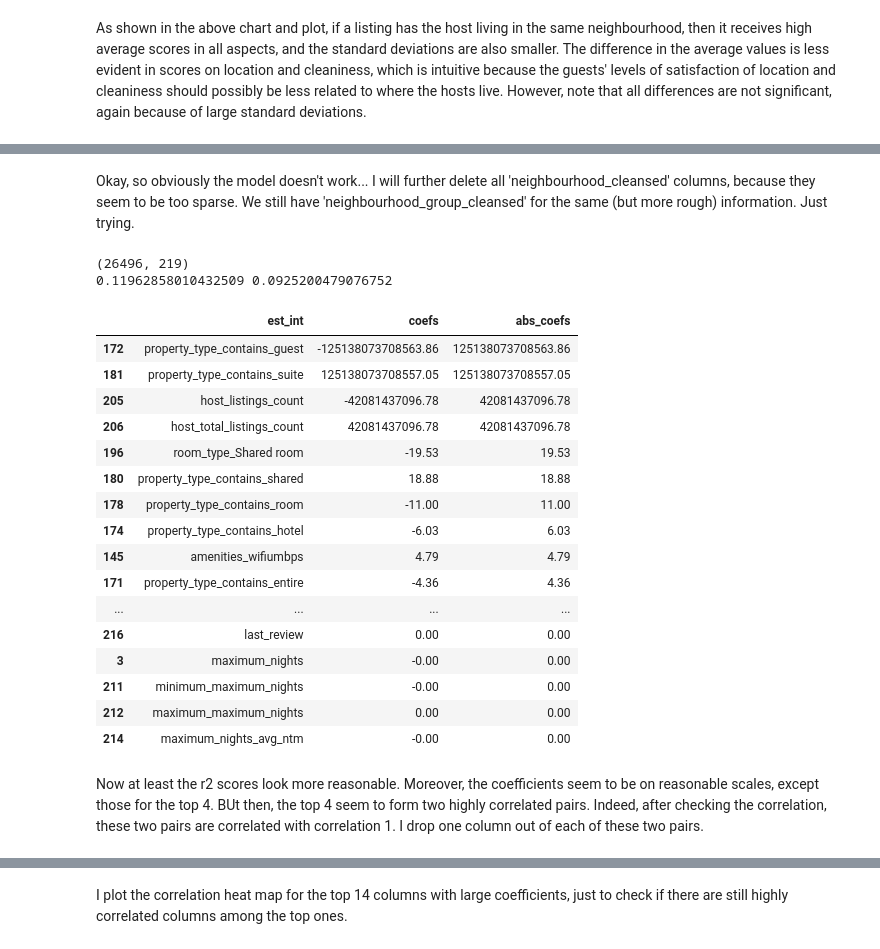
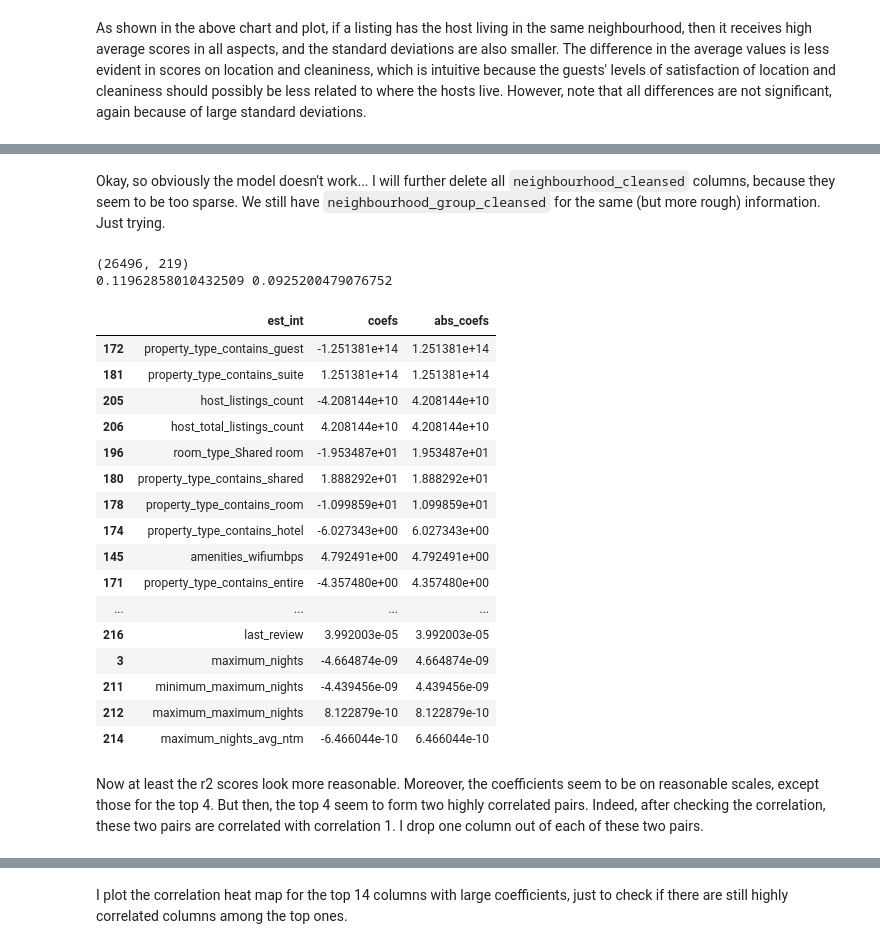
Before and after one commit to yanjiabai/Airbnb-NYC, a Jupyter notebook: New York City Airbnb Data Analysis.ipynb, the cells around one changed output, grey strips where cells are left out. Drawn from its saved outputs; the diff is of its cells as text; code cells hidden in the pictures.

Commit message:
modify the display of codes in markdown cells

```diff
--- a/New York City Airbnb Data Analysis.ipynb
+++ b/New York City Airbnb Data Analysis.ipynb
@@ -191,10 +185,7 @@ The following cells deal with 'host_verifications' and 'amenities'. A function i
 # a function to return all possible options contained in the column, clean the entries in the column,
 # and create a dummy matrix to store the occurences of options in the column
 def options_corpus_dummy(df, col, splitter=','):
-    """
-    A function to turn columns whose entries contain multiple options to dummy columns, where each dummy column indicates
-    whether one option is present in that original entry.
-
+    '''
     Input:
     df - the dataframe
     col - type str, the name of the column that we need to split into tokens
@@ -203,8 +194,8 @@ def options_corpus_dummy(df, col, splitter=','):
     Output:
     options_idx - type dict, a dictionary of options contained in col, e.g. in 'host_verifications' it should contain 'email' as an option
     corpus - type list, a list whose entries are the entries of the original col, except that .lower() and .split(split) are applied
-    col_features - a dataframe whose (i,j)-th entry is 1 if the i-th row of col contains the j-th option in options_idx
-    """
+    dummy_matrix - type numpy.ndarray, a matrix whose (i,j)-th entry is 1 if the i-th row of col contains the j-th option in options_idx
+    '''
 
     col = df[col].apply(lambda x: x[1:-1]) # remove the square brackets in each entry
     options_idx ={} # a dictionary to store options, the keys are options
@@ -347,16 +339,10 @@ Before the usual conversion of categorical columns, the dataframe has shape (369
 ['name', 'description', 'neighborhood_overview', 'host_since', 'host_about', 'host_response_time', 'host_response_rate', 'host_acceptance_rate', 'host_is_superhost', 'host_listings_count', 'host_total ...
 # %%
 # create dummy variables for categorical columns and drop the original ones
-# create two dataframes, 'df' containing these dummies with drop_first=True (for linear regression),
-# 'df_compare' containing dummies with drop_first=False (for my Question 1 and 2 where I need all data)
 col_categorical = list(df.select_dtypes(include=['object']).columns)
-df_compare = df
 for col in col_categorical:
     df = pd.concat([df.drop(columns=col, axis=1), pd.get_dummies(df[col],prefix=col,prefix_sep='_',drop_first=True,dummy_na=False)],axis=1)
-    df_compare = pd.concat([df_compare.drop(columns=col, axis=1), pd.get_dummies(df_compare[col],prefix=col,prefix_sep='_',drop_first=False,dummy_na=False)],axis=1)
 
-print(f"""The number of rows and columns of df (drop_first=True) is {df.shape},\n
+print(f"""The number of rows and columns of the current data set is {df.shape},\n
           The object type columns are {list(df.select_dtypes(include=['object']).columns)}.""")
-print(f"""The number of rows and columns of df_compare (drop_first=False) is {df_compare.shape},\n
-          The object type columns are {list(df_compare.select_dtypes(include=['object']).columns)}.""")
 # %% [output]
@@ -414,22 +397,23 @@ To answer this question, we plot the average 'review_scores_location' against th
 # %%
 # create list of column names containing neighborhood information
-col_neighbourhood_group_cleansed = [col for col in df_compare.columns if 'neighbourhood_group_cleansed' in col]
-col_neighbourhood_cleansed = [col for col in df_compare.columns if 'neighbourhood_cleansed' in col]
+col_neighbourhood_group_cleansed = [col for col in df.columns if 'neighbourhood_group_cleansed' in col]
+col_neighbourhood_cleansed = [col for col in df.columns if 'neighbourhood_cleansed' in col]
 
 # drop rows with NaN in review_scores_location
-df_new = df_compare.dropna(subset=['review_scores_location'], axis=0)
+df_new = df.dropna(subset=['review_scores_location'], axis=0)
 
 def rate_neighbourhood(df, col_list, rate):
-    """
+    '''
     Input:
     df - the dataframe containing neighbourhood and location ratings information
     col_list - type list, the list of neighbourhood names
     rate - type str, the name of the concerned rating
 
     Output:
-    rates - a dataframe with two columns, 'mean' containing the mean of the ratings, 'std' containing the standard deviations
-    rates_plot - a bar chart of the average ratings with standard deviations as black short lines
-    """
+    rating_mean -
+    rating_std -
+    rating_plot -
+    '''
 
     rate_mean = np.zeros(len(col_list)) # create array to hold mean and standard deviation of ratings in the neighborhoods
     rate_std = np.zeros(len(col_list))
@@ -556,9 +540,6 @@ To answer this question, I run a linear regression of 'review_scores_rating' on
 # %%
 def fit_lm(df, col_y, test_size = .3, random_state = 42):
-    """
-    A function to split the data set into training and testing sets, fit a linear regression model, and output the training and testing
-    sets, the linear regression model, the R2 scores of training and testing sets, and the coefficients.
-
+    '''
     Input:
     df - the dataframe
     col_y - type str, the name of the response variable column
@@ -571,7 +552,7 @@ def fit_lm(df, col_y, test_size = .3, random_state = 42):
     test_score - R2 score of testing data set
     lm_model - the linear regression model
     coefs_df - a dataframe which stores coefficients of the model fit
-    """
+    '''
     # drop columns with all zeros
     df_new = df.loc[:, (df != 0).any(axis=0)]
 
@@ -627,34 +608,37 @@ coefs_df
 # %% [markdown]
-Okay, so obviously the model doesn't work... I will further delete all 'neighbourhood_cleansed' columns, because they seem to be too sparse. We still have 'neighbourhood_group_cleansed' for the same (but more rough) information. Just trying.
+Okay, so obviously the model doesn't work... I will further delete all `neighbourhood_cleansed` columns, because they seem to be too sparse. We still have `neighbourhood_group_cleansed` for the same (but more rough) information. Just trying.
 # %%
 df_new = df_new.drop(columns = [col for col in df.columns if 'neighbourhood_cleansed' in col])
 print(df_new.shape)
 
+pd.options.display.max_columns = None
+pd.options.display.max_rows = None
+
 X_train, X_test, y_train, y_test, train_score, test_score, lm_model, coefs_df = fit_lm(df_new, 'review_scores_rating')
 print(train_score, test_score)
 coefs_df
 # %% [output]
 (26496, 219)
 0.11962858010432509 0.0925200479076752
 |  | est_int | coefs | abs_coefs |
-| 172 | property_type_contains_guest | -125138073708563.86 | 125138073708563.86 |
-| 181 | property_type_contains_suite | 125138073708557.05 | 125138073708557.05 |
-| 205 | host_listings_count | -42081437096.78 | 42081437096.78 |
-| 206 | host_total_listings_count | 42081437096.78 | 42081437096.78 |
-| 196 | room_type_Shared room | -19.53 | 19.53 |
-| 180 | property_type_contains_shared | 18.88 | 18.88 |
-| 178 | property_type_contains_room | -11.00 | 11.00 |
-| 174 | property_type_contains_hotel | -6.03 | 6.03 |
-| 145 | amenities_wifiumbps | 4.79 | 4.79 |
-| 171 | property_type_contains_entire | -4.36 | 4.36 |
+| 172 | property_type_contains_guest | -1.251381e+14 | 1.251381e+14 |
+| 181 | property_type_contains_suite | 1.251381e+14 | 1.251381e+14 |
+| 205 | host_listings_count | -4.208144e+10 | 4.208144e+10 |
+| 206 | host_total_listings_count | 4.208144e+10 | 4.208144e+10 |
+| 196 | room_type_Shared room | -1.953487e+01 | 1.953487e+01 |
+| 180 | property_type_contains_shared | 1.888292e+01 | 1.888292e+01 |
+| 178 | property_type_contains_room | -1.099859e+01 | 1.099859e+01 |
+| 174 | property_type_contains_hotel | -6.027343e+00 | 6.027343e+00 |
+| 145 | amenities_wifiumbps | 4.792491e+00 | 4.792491e+00 |
+| 171 | property_type_contains_entire | -4.357480e+00 | 4.357480e+00 |
 | ... | ... | ... | ... |
-| 216 | last_review | 0.00 | 0.00 |
-| 3 | maximum_nights | -0.00 | 0.00 |
-| 211 | minimum_maximum_nights | -0.00 | 0.00 |
-| 212 | maximum_maximum_nights | 0.00 | 0.00 |
-| 214 | maximum_nights_avg_ntm | -0.00 | 0.00 |
+| 216 | last_review | 3.992003e-05 | 3.992003e-05 |
+| 3 | maximum_nights | -4.664874e-09 | 4.664874e-09 |
+| 211 | minimum_maximum_nights | -4.439456e-09 | 4.439456e-09 |
+| 212 | maximum_maximum_nights | 8.122879e-10 | 8.122879e-10 |
+| 214 | maximum_nights_avg_ntm | -6.466044e-10 | 6.466044e-10 |
 # %% [markdown]
-Now at least the r2 scores look more reasonable. Moreover, the coefficients seem to be on reasonable scales, except those for the top 4. BUt then, the top 4 seem to form two highly correlated pairs. Indeed, after checking the correlation, these two pairs are correlated with correlation 1. I drop one column out of each of these two pairs.
+Now at least the r2 scores look more reasonable. Moreover, the coefficients seem to be on reasonable scales, except those for the top 4. But then, the top 4 seem to form two highly correlated pairs. Indeed, after checking the correlation, these two pairs are correlated with correlation 1. I drop one column out of each of these two pairs.
 # %%
 # calculate the correlation matrix
 corr = df_new[['property_type_contains_guest', 'property_type_contains_suite', 'host_listings_count', 'host_total_listings_count']].corr()
```
Also changed, not shown: parts of 16 cells of this notebook.
